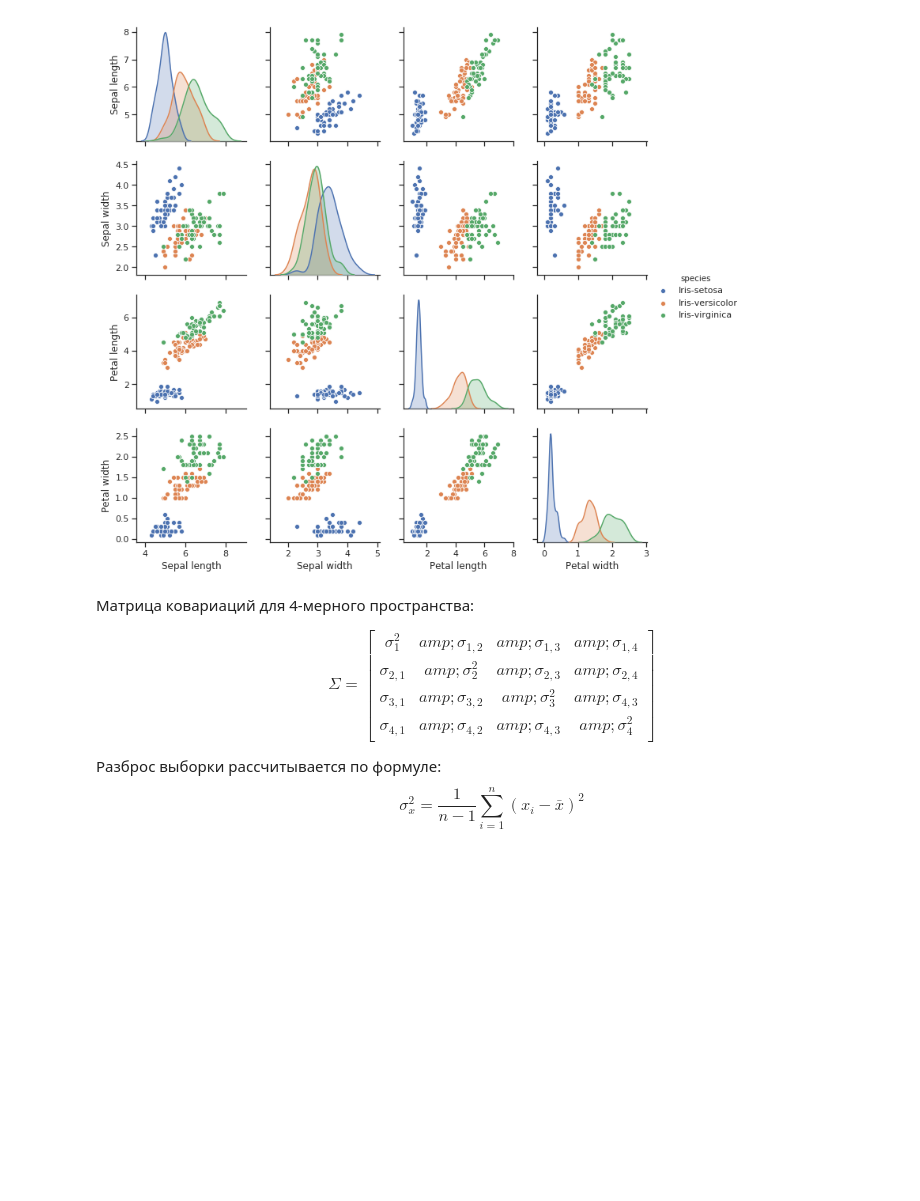
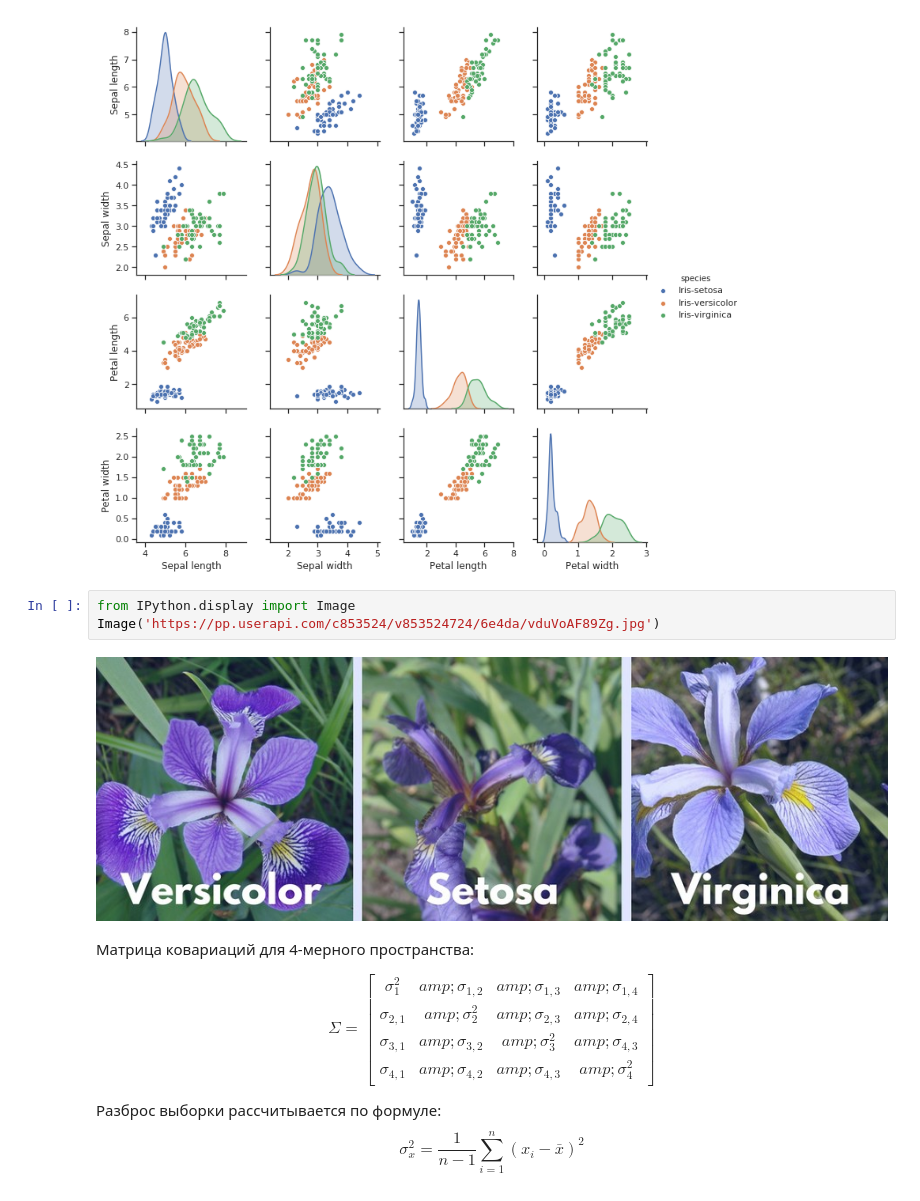
Before and after one commit to SIzrantsev/netology_statistics, a Jupyter notebook: lecture_2.ipynb, the cells around one changed output. Saved outputs shown, nothing was run; the diff lists cells and outputs as text; blank space fills up the shorter version.

```diff
--- a/lecture_2.ipynb
+++ b/lecture_2.ipynb
@@ -90,6 +96,11 @@ fig = sns.pairplot(data=data, hue='species')
 plt.show()
 # %% [output]
 [figure]
+# %%
+from IPython.display import Image
+Image('https://pp.userapi.com/c853524/v853524724/6e4da/vduVoAF89Zg.jpg')
+# %% [output]
+[figure, added]
 # %% [markdown]
 Матрица ковариаций для 4-мерного пространства:
 
```
Also changed, not shown: parts of 28 cells of this notebook.
